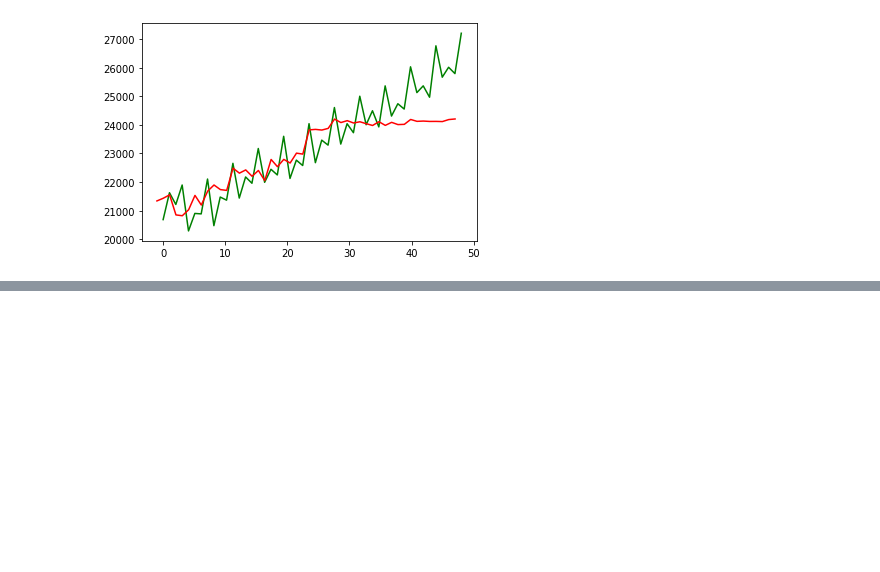
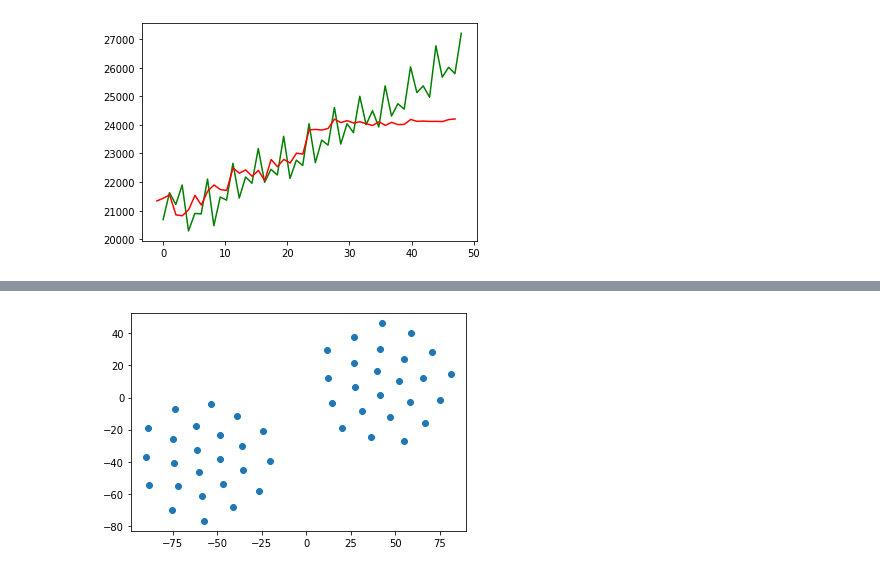
Before and after one commit to nisa-bayraktar/european_productivity, a Jupyter notebook: combined_features.ipynb, the cells around one changed output, grey strips where cells are left out. Saved outputs shown, nothing was run; the diff lists cells and outputs as text; code cells hidden in the pictures; blank space fills up the shorter version.

```diff
--- a/combined_features.ipynb
+++ b/combined_features.ipynb
@@ -376,7 +399,8 @@ fig2 = plt.scatter(pca[:, 0], pca[:, 1])
 # %%
 X = data[0, :, 2:]
 y = data[0, :, 0:2]
 tsne = TSNE()
 X_embedded = tsne.fit_transform(X)
-colors = ['r', 'g', 'b', 'p', 'y', 'aqua', 'azure', 'darkorange', 'turquoise', 'pink']
 fig2 = plt.scatter(X_embedded[:, 0], X_embedded[:, 1])
+# %% [output]
+[figure, added]
```
Also changed, not shown: parts of 7 cells of this notebook.
